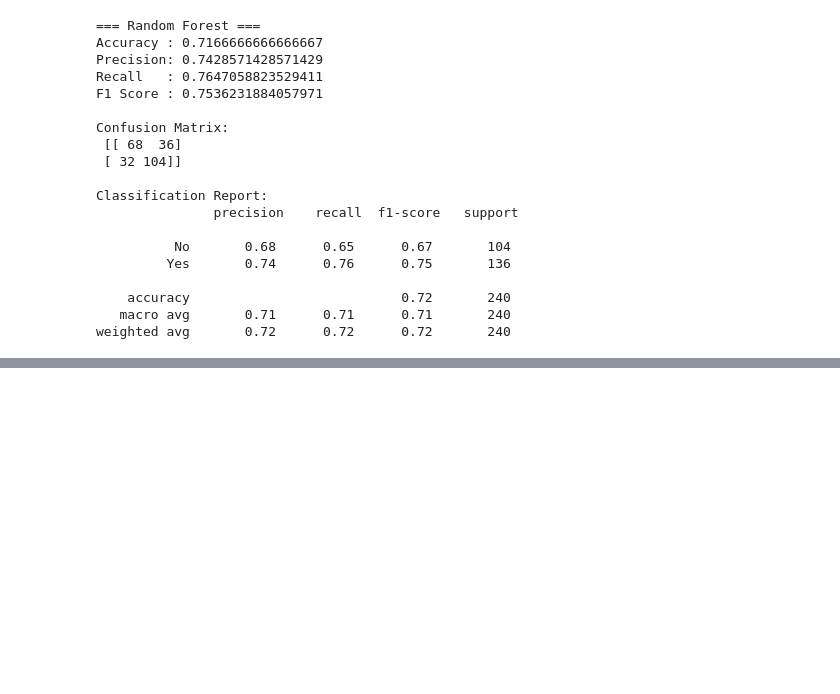
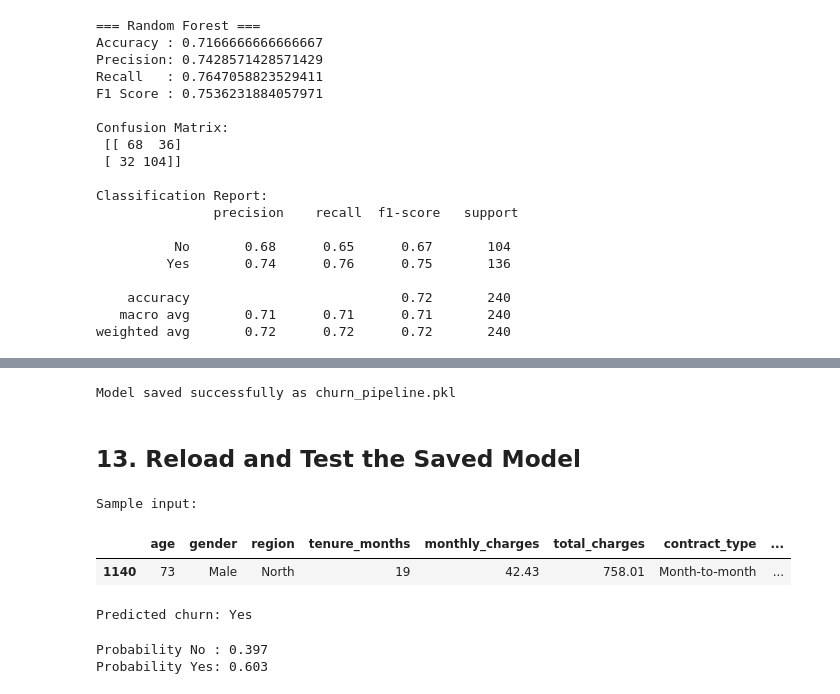
Before and after one commit to msajidgithub/Data-Science-Final, a Jupyter notebook: model_training.ipynb, the cells around one changed output, grey strips where cells are left out. Cells and saved outputs as stored; diff of their text form; code cells hidden in the pictures; blank space fills up the shorter version.

```diff
--- a/model_training.ipynb
+++ b/model_training.ipynb
@@ -588,0 +617,32 @@ comparison_df
+# %%
+# save complete preprocessing + model pipeline
+joblib.dump(final_model, "churn_pipeline.pkl")
+print("Model saved successfully as churn_pipeline.pkl")
+# %% [output]
+Model saved successfully as churn_pipeline.pkl
+# %% [markdown]
+## 13. Reload and Test the Saved Model
+# %%
+# reload saved pipeline
+loaded_model = joblib.load("churn_pipeline.pkl")
+
+# one manual test sample (same columns as X)
+sample = X_test.iloc[[0]]
+print("Sample input:")
+display(sample)
+
+prediction = loaded_model.predict(sample)[0]
+print("Predicted churn:", prediction)
+# %% [output]
+Sample input:
+|  | age | gender | region | tenure_months | monthly_charges | total_charges | contract_type | ... |
+| 1140 | 73 | Male | North | 19 | 42.43 | 758.01 | Month-to-month | ... |
+Predicted churn: Yes
+# %%
+# prediction probability/confidence
+proba = loaded_model.predict_proba(sample)[0]
+print("Probability No :", round(proba[0], 3))
+print("Probability Yes:", round(proba[1], 3))
+# %% [output]
+Probability No : 0.397
+Probability Yes: 0.603
```
Also changed, not shown: parts of 5 cells of this notebook, 1 other file.
